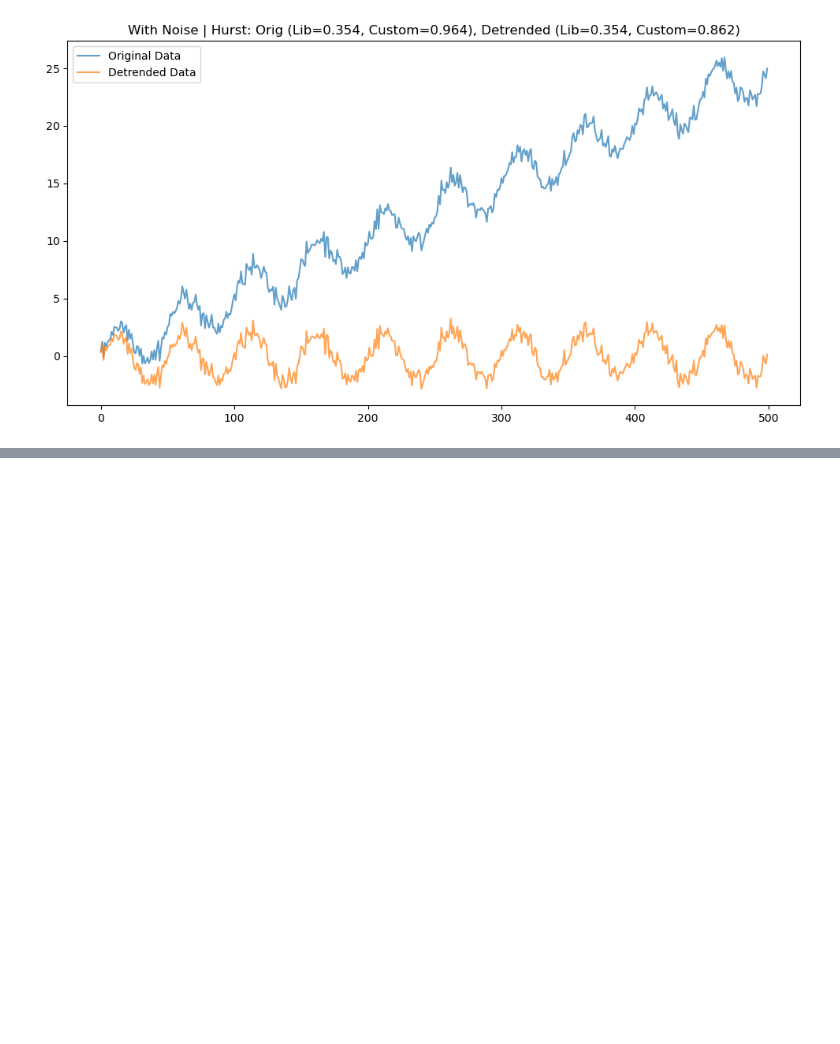
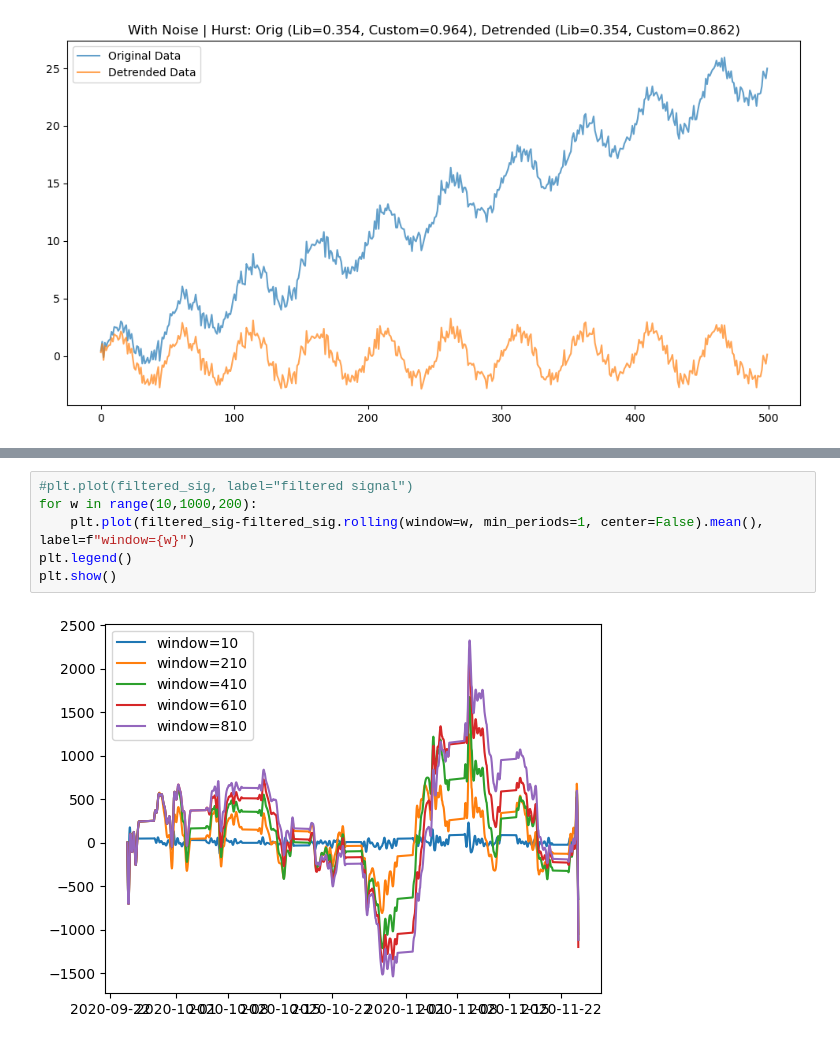
Before and after one commit to gpoccianti/LCP_projects_Y7, a Jupyter notebook: Code/XSOR_report.ipynb, the cells around one changed output, grey strips where cells are left out. Drawn from its saved outputs; the diff is of its cells as text; blank space fills up the shorter version.

```diff
--- a/Code/XSOR_report.ipynb
+++ b/Code/XSOR_report.ipynb
@@ -274,0 +483,8 @@ analyze_series(data_noisy, "With Noise")
+# %%
+#plt.plot(filtered_sig, label="filtered signal")
+for w in range(10,1000,200):
+    plt.plot(filtered_sig-filtered_sig.rolling(window=w, min_periods=1, center=False).mean(), label=f"window={w}")
+plt.legend()
+plt.show()
+# %% [output]
+[figure, added]
```
Also changed, not shown: parts of 26 cells of this notebook.
